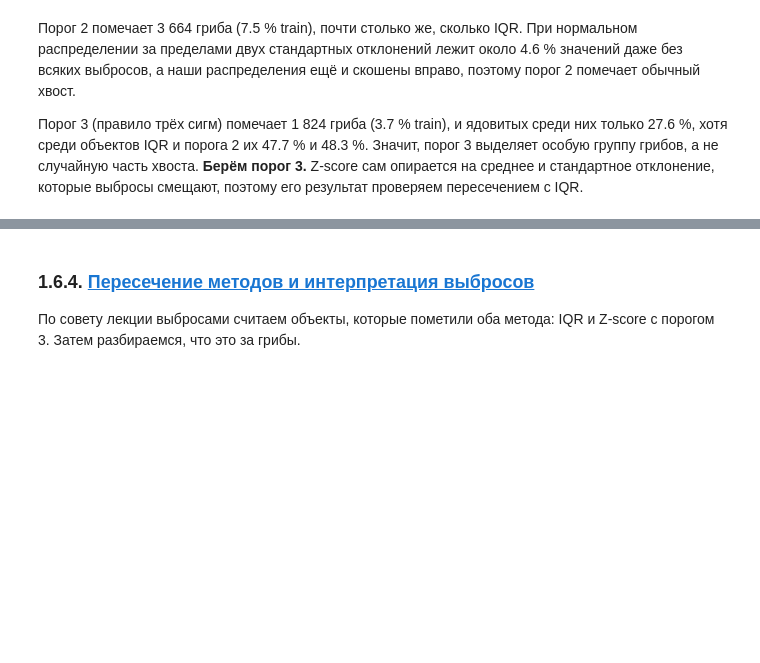
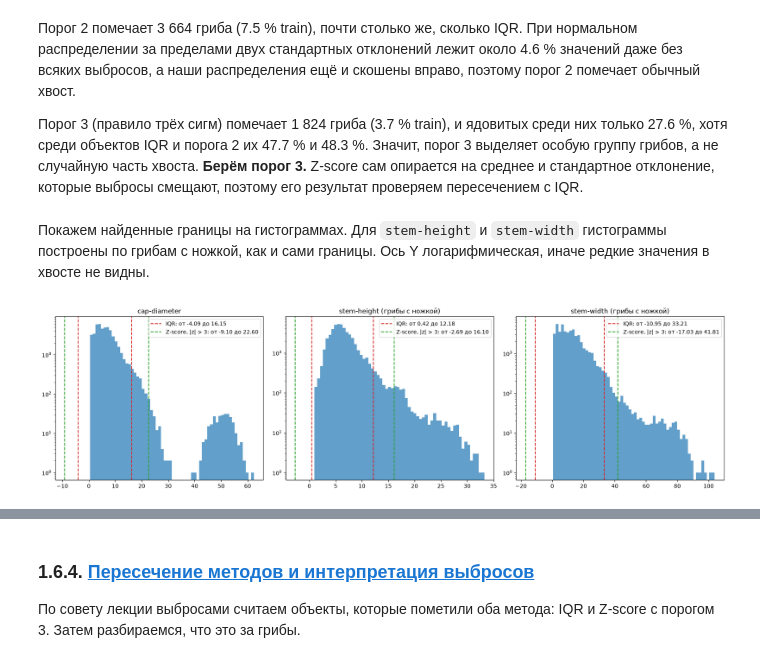
Before and after one commit to terracodum/Pracs5, a Jupyter notebook: warcraft.ipynb, the cells around one changed output, grey strips where cells are left out. Saved outputs shown, nothing was run; the diff lists cells and outputs as text; code cells hidden in the pictures; blank space fills up the shorter version.

Commit message:
feat(lab3): add outlier bounds on histograms

```diff
--- a/warcraft.ipynb
+++ b/warcraft.ipynb
@@ -1476,3 +1476,22 @@ pd.DataFrame({
 Порог 2 помечает 3 664 гриба (7.5 % train), почти столько же, сколько IQR. При нормальном распределении за пределами двух стандартных отклонений лежит около 4.6 % значений даже без всяких выбросов, а наши распределения ещё и скошены вправо, поэтому порог 2 помечает обычный хвост.
 
 Порог 3 (правило трёх сигм) помечает 1 824 гриба (3.7 % train), и ядовитых среди них только 27.6 %, хотя среди объектов IQR и порога 2 их 47.7 % и 48.3 %. Значит, порог 3 выделяет особую группу грибов, а не случайную часть хвоста. **Берём порог 3.** Z-score сам опирается на среднее и стандартное отклонение, которые выбросы смещают, поэтому его результат проверяем пересечением с IQR.
+# %% [markdown]
+Покажем найденные границы на гистограммах. Для `stem-height` и `stem-width` гистограммы построены по грибам с ножкой, как и сами границы. Ось Y логарифмическая, иначе редкие значения в хвосте не видны.
+# %%
+z3_bounds = fit_bounds(X_train, "Z", z_threshold=3)
+
+fig, axes = plt.subplots(1, len(num_features), figsize=(18, 5))
+for ax, col in zip(axes, num_features):
+    ax.hist(X_train.loc[outlier_scope(X_train, col), col], bins=60, alpha=0.7)
+    for bounds, name, color in [(iqr_bounds, "IQR", "tab:red"), (z3_bounds, "Z-score, |z| > 3", "tab:green")]:
+        lower, upper = bounds.loc[col]
+        ax.axvline(lower, color=color, linestyle="--", label=f"{name}: от {lower:.2f} до {upper:.2f}")
+        ax.axvline(upper, color=color, linestyle="--")
+    ax.set_yscale("log")
+    ax.set_title(f"{col} (грибы с ножкой)" if col in stem_size_cols else col)
+    ax.legend()
+plt.tight_layout()
+plt.show()
+# %% [output]
+[figure, added]
```
Also changed, not shown: parts of 1 cell of this notebook, 1 other file.
